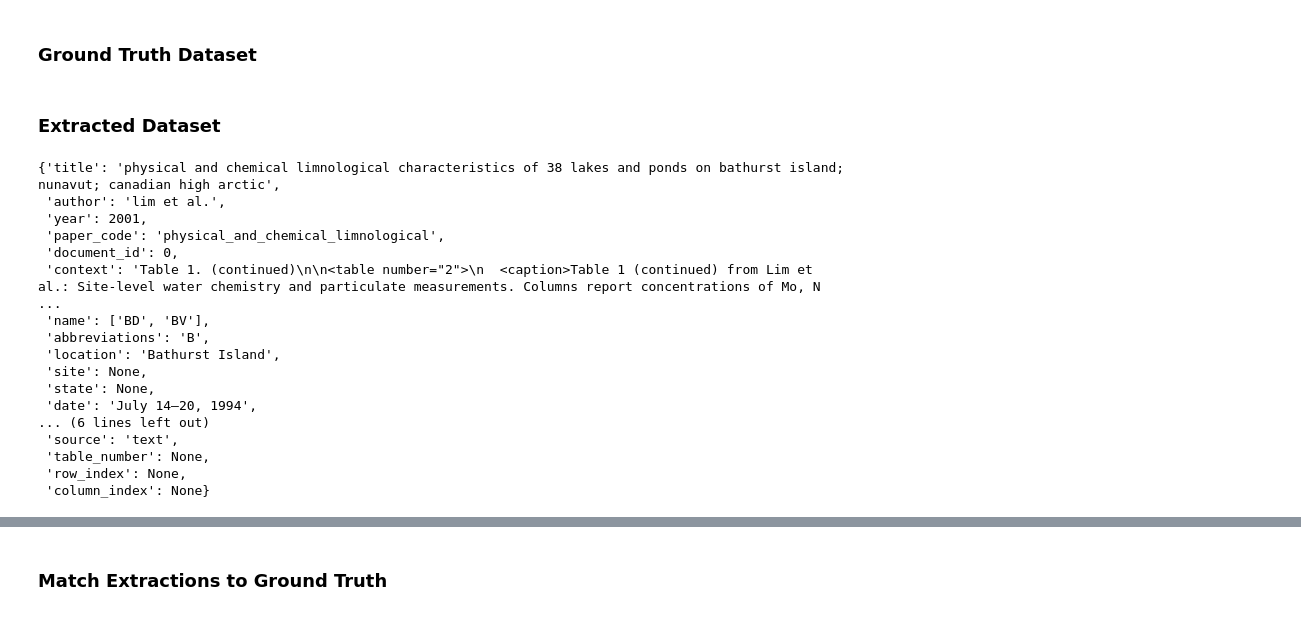
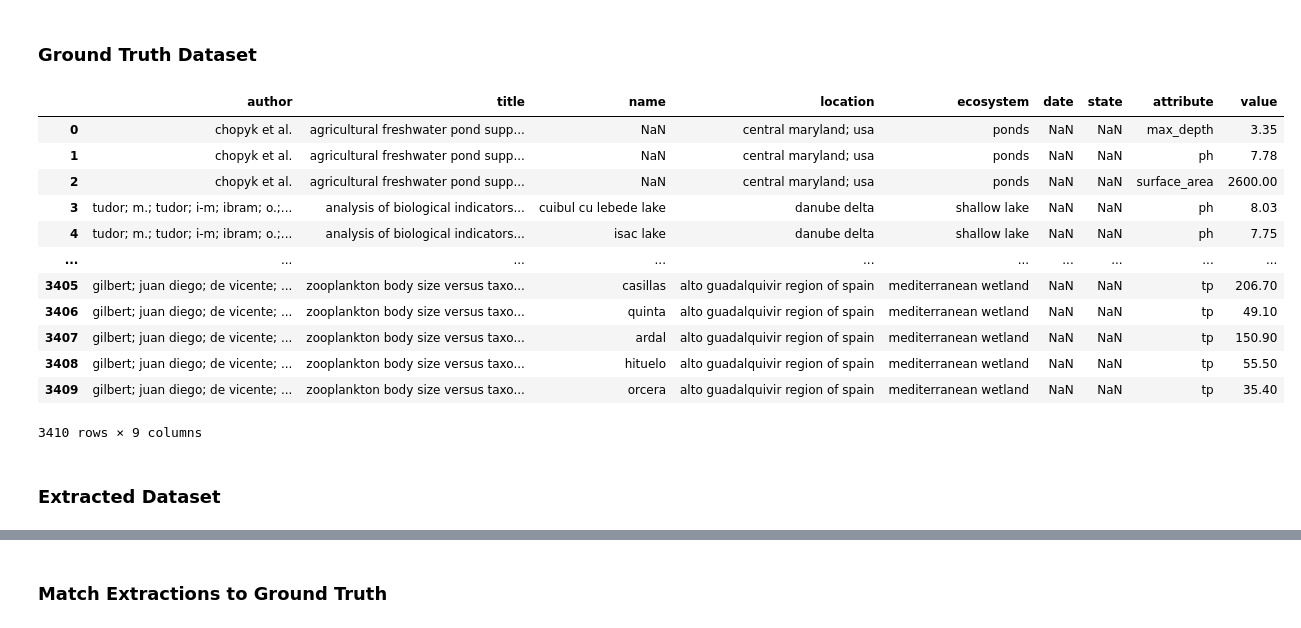
Before and after one commit to kevinqnb/scholarlm, a Jupyter notebook: examples/pond_lake_extraction.ipynb, the cells around one changed output, grey strips where cells are left out. Cells and saved outputs as stored; diff of their text form; code cells hidden in the pictures.

```diff
--- a/examples/pond_lake_extraction.ipynb
+++ b/examples/pond_lake_extraction.ipynb
@@ -76,4 +75,20 @@ ground_truth_df = pd.read_csv("../data/pond/pond_data_corrected.csv", encoding_e
 ground_truth_df = ground_truth_df.loc[ground_truth_df.title.isin(registered_titles)]
 ground_truth_df = ground_truth_df.reset_index(drop=True)
+# %%
+ground_truth_df
+# %% [output]
+|  | author | title | name | location | ecosystem | date | state | attribute | value |
+| 0 | chopyk et al. | agricultural freshwater pond supp... | NaN | central maryland; usa | ponds | NaN | NaN | max_depth | 3.35 |
+| 1 | chopyk et al. | agricultural freshwater pond supp... | NaN | central maryland; usa | ponds | NaN | NaN | ph | 7.78 |
+| 2 | chopyk et al. | agricultural freshwater pond supp... | NaN | central maryland; usa | ponds | NaN | NaN | surface_area | 2600.00 |
+| 3 | tudor; m.; tudor; i-m; ibram; o.;... | analysis of biological indicators... | cuibul cu lebede lake | danube delta | shallow lake | NaN | NaN | ph | 8.03 |
+| 4 | tudor; m.; tudor; i-m; ibram; o.;... | analysis of biological indicators... | isac lake | danube delta | shallow lake | NaN | NaN | ph | 7.75 |
+| ... | ... | ... | ... | ... | ... | ... | ... | ... | ... |
+| 3405 | gilbert; juan diego; de vicente; ... | zooplankton body size versus taxo... | casillas | alto guadalquivir region of spain | mediterranean wetland | NaN | NaN | tp | 206.70 |
+| 3406 | gilbert; juan diego; de vicente; ... | zooplankton body size versus taxo... | quinta | alto guadalquivir region of spain | mediterranean wetland | NaN | NaN | tp | 49.10 |
+| 3407 | gilbert; juan diego; de vicente; ... | zooplankton body size versus taxo... | ardal | alto guadalquivir region of spain | mediterranean wetland | NaN | NaN | tp | 150.90 |
+| 3408 | gilbert; juan diego; de vicente; ... | zooplankton body size versus taxo... | hituelo | alto guadalquivir region of spain | mediterranean wetland | NaN | NaN | tp | 55.50 |
+| 3409 | gilbert; juan diego; de vicente; ... | zooplankton body size versus taxo... | orcera | alto guadalquivir region of spain | mediterranean wetland | NaN | NaN | tp | 35.40 |
+3410 rows × 9 columns
 # %% [markdown]
 ### Extracted Dataset
@@ -84,20 +94,0 @@ with open(experiment_data_path, "r") as f:
-# %%
-experiment_data[30]
-# %% [output]
-{'title': 'physical and chemical limnological characteristics of 38 lakes and ponds on bathurst island; nunavut; canadian high arctic',
- 'author': 'lim et al.',
- 'year': 2001,
- 'paper_code': 'physical_and_chemical_limnological',
- 'document_id': 0,
- 'context': 'Table 1. (continued)\n\n<table number="2">\n  <caption>Table 1 (continued) from Lim et al.: Site-level water chemistry and particulate measurements. Columns report concentrations of Mo, N ...
- 'name': ['BD', 'BV'],
- 'abbreviations': 'B',
- 'location': 'Bathurst Island',
- 'site': None,
- 'state': None,
- 'date': 'July 14–20, 1994',
-... (6 lines left out)
- 'source': 'text',
- 'table_number': None,
- 'row_index': None,
- 'column_index': None}
```
Also changed, not shown: parts of 29 cells of this notebook, 10 other files.
